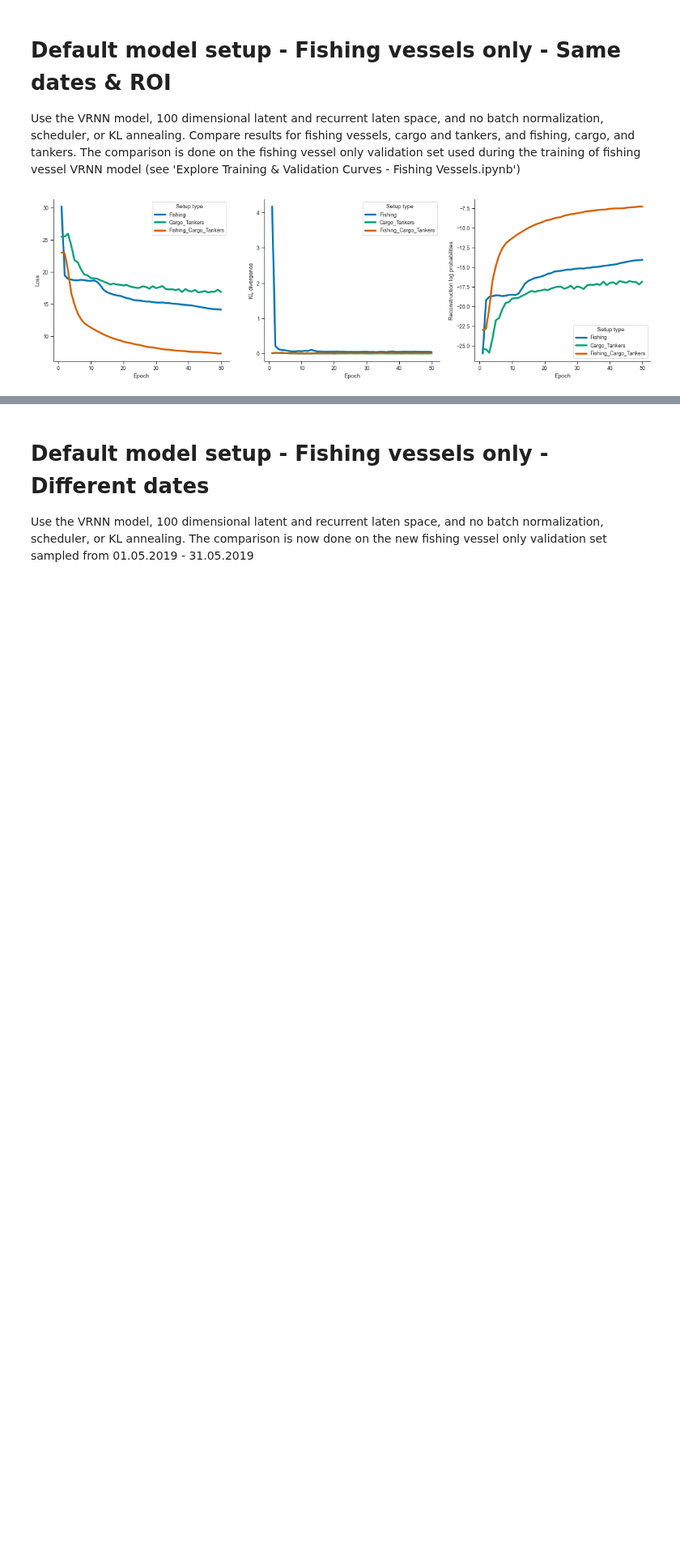
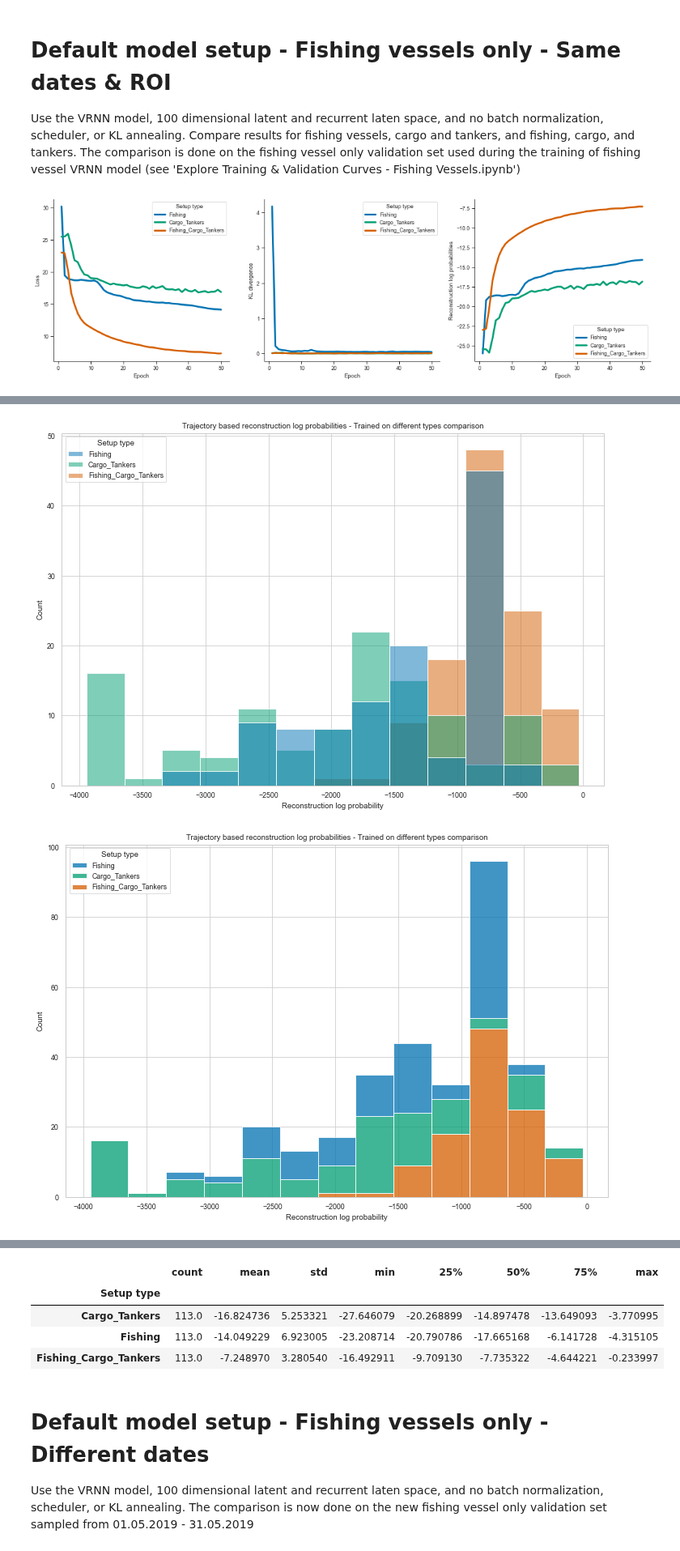
Before and after one commit to ThordurPall/vessel-trajectory-anomaly-detection, a Jupyter notebook: notebooks/Model Training/Learning Curves/Discrete Representation/Explore Fishing Vessels Only Validation Curves - Comparison.ipynb, the cells around one changed output, grey strips where cells are left out. Shown at 81% size. Saved outputs shown, nothing was run; the diff lists cells and outputs as text; code cells hidden in the pictures; blank space fills up the shorter version.

```diff
--- a/notebooks/Model Training/Learning Curves/Discrete Representation/Explore Fishing Vessels Only Validation Curves - Comparison.ipynb
+++ b/notebooks/Model Training/Learning Curves/Discrete Representation/Explore Fishing Vessels Only Validation Curves - Comparison.ipynb
@@ -7,13 +7,25 @@ import pandas as pd
 Use the VRNN model, 100 dimensional latent and recurrent laten space, and no batch normalization, scheduler, or KL annealing. Compare results for fishing vessels, cargo and tankers, and fishing, cargo, and tankers. The comparison is done on the fishing vessel only validation set used during the training of fishing vessel VRNN model (see 'Explore Training & Validation Curves - Fishing Vessels.ipynb')
 # %%
 # Use the SummaryModels class
+setup_type = "Fishing"
 model_prefix = "Fishing_vessels_only_"
-summary_models = SummaryModels("RegionBornholm_01062019_30092019_Fish_14400_86400_600", model_prefix=model_prefix)
-df_fish = summary_models.load_curves_df("Fishing", validation_only=True)
-summary_models = SummaryModels("RegionBornholm_01062019_30092019_CargTank_14400_86400_600", model_prefix=model_prefix)
-df_carg_tank = summary_models.load_curves_df("Cargo_Tankers", validation_only=True)
-summary_models = SummaryModels("RegionBornholm_01062019_30092019_FishCargTank_14400_86400_600", model_prefix=model_prefix)
-df_fish_carg_tank = summary_models.load_curves_df("Fishing_Cargo_Tankers", validation_only=True)
+fishing_file = "RegionBornholm_01062019_30092019_Fish_14400_86400_600"
+summary_models_fish = SummaryModels("RegionBornholm_01062019_30092019_Fish_14400_86400_600", model_prefix=model_prefix)
+df_fish = summary_models_fish.load_curves_df(setup_type, validation_only=True)
+df_track_lvl_fish = summary_models_fish.run_evaluation(setup_type=setup_type, fishing_file=fishing_file)["TrajectoryLevelData"]
+
+setup_type = "Cargo_Tankers"
+summary_models_carg_tank = SummaryModels("RegionBornholm_01062019_30092019_CargTank_14400_86400_600", model_prefix=model_prefix)
+df_carg_tank = summary_models_carg_tank.load_curves_df(setup_type, validation_only=True)
+df_track_lvl_carg_tank = summary_models_carg_tank.run_evaluation(setup_type=setup_type,
+                                                                 fishing_file=fishing_file)["TrajectoryLevelData"]
+
+setup_type = "Fishing_Cargo_Tankers"
+summary_models_fish_carg_tank = SummaryModels("RegionBornholm_01062019_30092019_FishCargTank_14400_86400_600",
+                                              model_prefix=model_prefix)
+df_fish_carg_tank = summary_models_fish_carg_tank.load_curves_df(setup_type, validation_only=True)
+df_track_lvl_fish_carg_tank = summary_models_fish_carg_tank.run_evaluation(setup_type=setup_type,
+                                                                           fishing_file=fishing_file)["TrajectoryLevelData"]
 
 # Combine the different vessel type date frames
 df = pd.concat([df_fish, df_carg_tank, df_fish_carg_tank])
@@ -22,6 +34,6 @@ df.reset_index(drop=True, inplace=True)
 # Plot the learning curves
 hue = "Setup type"
 hue_order = ["Fishing", "Cargo_Tankers", "Fishing_Cargo_Tankers"]
-summary_models.plot_curves(df[df["Data set type"] == "Validation"], hue, hue_order)
+summary_models_fish_carg_tank.plot_curves(df[df["Data set type"] == "Validation"], hue, hue_order)
 # %% [output]
 [figure]
@@ -27,0 +42,20 @@ summary_models.plot_curves(df[df["Data set type"] == "Validation"], hue, hue_ord
+# %%
+# Combine the different vessel type date frames
+df_recon = pd.concat([df_track_lvl_fish, df_track_lvl_carg_tank, df_track_lvl_fish_carg_tank])
+df_recon.reset_index(drop=True, inplace=True)
+
+# Plot trajectory based reconstruction log probabilities for fishing vessels
+title = "Trajectory based reconstruction log probabilities - Trained on different types comparison"
+x = "Reconstruction log probability"
+summary_models_fish_carg_tank.hist_stacked_plot(df_recon, type="Histogram", title=title, x=x, hue=hue, hue_order=hue_order)
+summary_models_fish_carg_tank.hist_stacked_plot(df_recon, type="Stacked", x=x, hue=hue, title=title, hue_order=hue_order)
+
+# Plot equally weighted (point based) reconstruction log probabilities for fishing vessels
+title = "Equally weighted (point based) reconstruction log probabilities - Trained on different types comparison"
+x = "Equally weighted reconstruction log probability"
+summary_models_fish_carg_tank.hist_stacked_plot(df_recon, type="Histogram", title=title, x=x, hue=hue, hue_order=hue_order)
+summary_models_fish_carg_tank.hist_stacked_plot(df_recon, type="Stacked", x=x, hue=hue, title=title, hue_order=hue_order)
+df_recon.groupby(hue)[x].describe()
+# %% [output]
+[figure, added]
+[figure, added]
@@ -28,3 +64,8 @@ summary_models.plot_curves(df[df["Data set type"] == "Validation"], hue, hue_ord
+|  | count | mean | std | min | 25% | 50% | 75% | max |
+| Setup type |  |  |  |  |  |  |  |  |
+| Cargo_Tankers | 113.0 | -16.824736 | 5.253321 | -27.646079 | -20.268899 | -14.897478 | -13.649093 | -3.770995 |
+| Fishing | 113.0 | -14.049229 | 6.923005 | -23.208714 | -20.790786 | -17.665168 | -6.141728 | -4.315105 |
+| Fishing_Cargo_Tankers | 113.0 | -7.248970 | 3.280540 | -16.492911 | -9.709130 | -7.735322 | -4.644221 | -0.233997 |
 # %% [markdown]
 # Default model setup - Fishing vessels only - Different dates
 Use the VRNN model, 100 dimensional latent and recurrent laten space, and no batch normalization, scheduler, or KL annealing. The comparison is now done on the new fishing vessel only validation set sampled from 01.05.2019 - 31.05.2019
```
Also changed, not shown: parts of 7 cells of this notebook, 2 other files.
